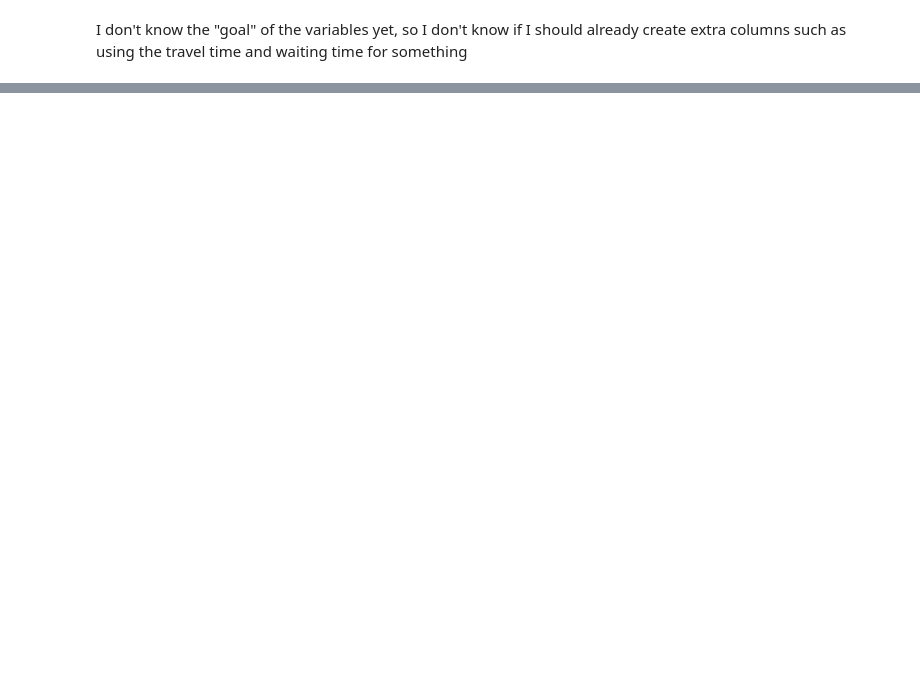
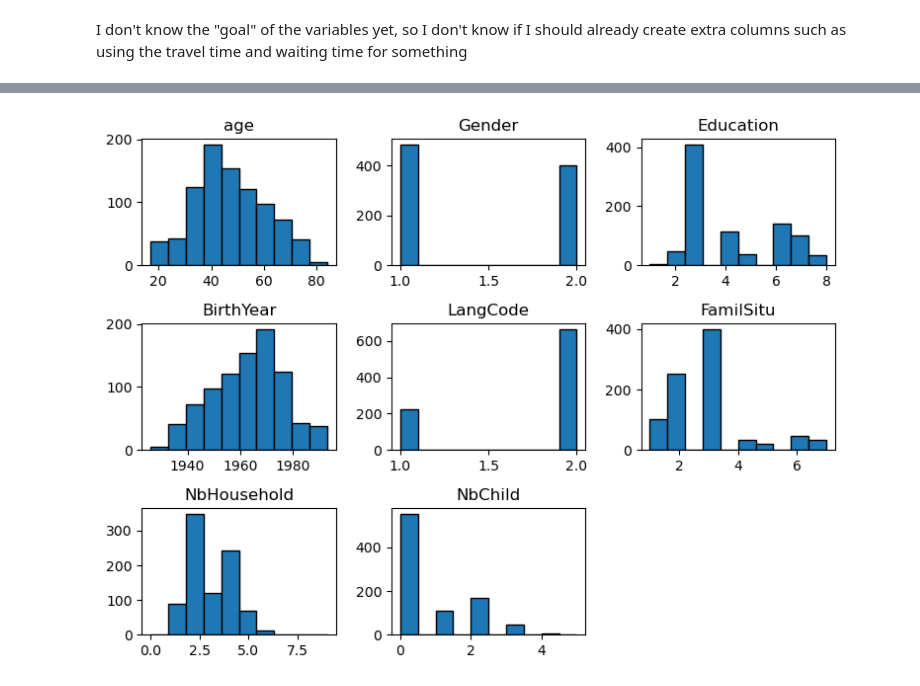
Before and after one commit to wendyqxc/MachineLearningModeChoiceGroup6, a Jupyter notebook: Datacleaning_modechoice.ipynb, the cells around one changed output, grey strips where cells are left out. Cells and saved outputs as stored; diff of their text form; code cells hidden in the pictures; blank space fills up the shorter version.

Commit message:
Accidentally deleted everything so reupload

```diff
--- a/Datacleaning_modechoice.ipynb
+++ b/Datacleaning_modechoice.ipynb
@@ -55,8 +55,8 @@ critical_cols = target + socio_demo + vehicle + spatial_context + trip_utility +
 # Datacleaning
 # Replace missing value codes (-1 = missing data)
 df.replace([-1], np.nan, inplace=True)
-# Delete rows with NaN
-#df_clean = df.dropna()
+# Delete rows with NaN, so all missing values
+df_clean_all = df.dropna()
 #### deleting all columns with NaN causes going from 2265 rows to 886 rows
 
 #### by deleting the missing values, we also do not have "no opinion people"
@@ -73,6 +73,7 @@ df_attitudes_only = df_clean.dropna(subset=attitudes)
 print(f"Original rows: {len(df)}")
 print(f"Rows after cleaning critical columns: {len(df_clean)}")
 print(f"Rows after also cleaning attitude columns: {len(df_attitudes_only)}")
+print(f"Rows after cleaning all missing values: {len(df_clean_all)}")
 # %% [output]
 Original rows: 2265
 Rows after cleaning critical columns: 1171
@@ -151,0 +227,6 @@ df_clean.to_csv("cleaned_dataset.csv", index=False)
+# %%
+# Plotting these different socio-demographic variables
+df_clean_all[socio_demo].hist(edgecolor='black',grid=False)
+plt.tight_layout(rect=(0, 0, 1.2, 1.2))
+# %% [output]
+[figure, added]
```
Also changed, not shown: parts of 9 cells of this notebook, 10 other files.
